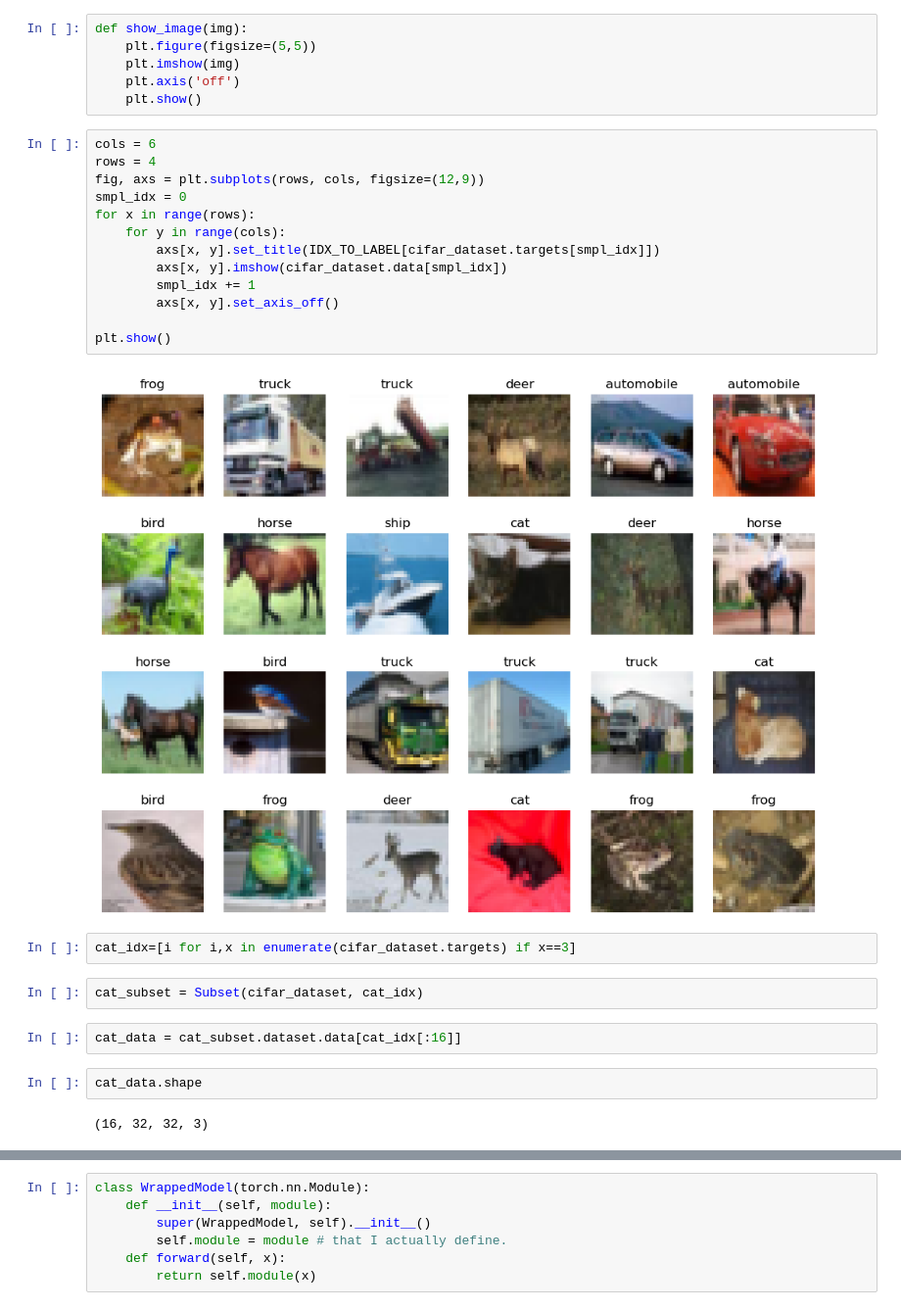
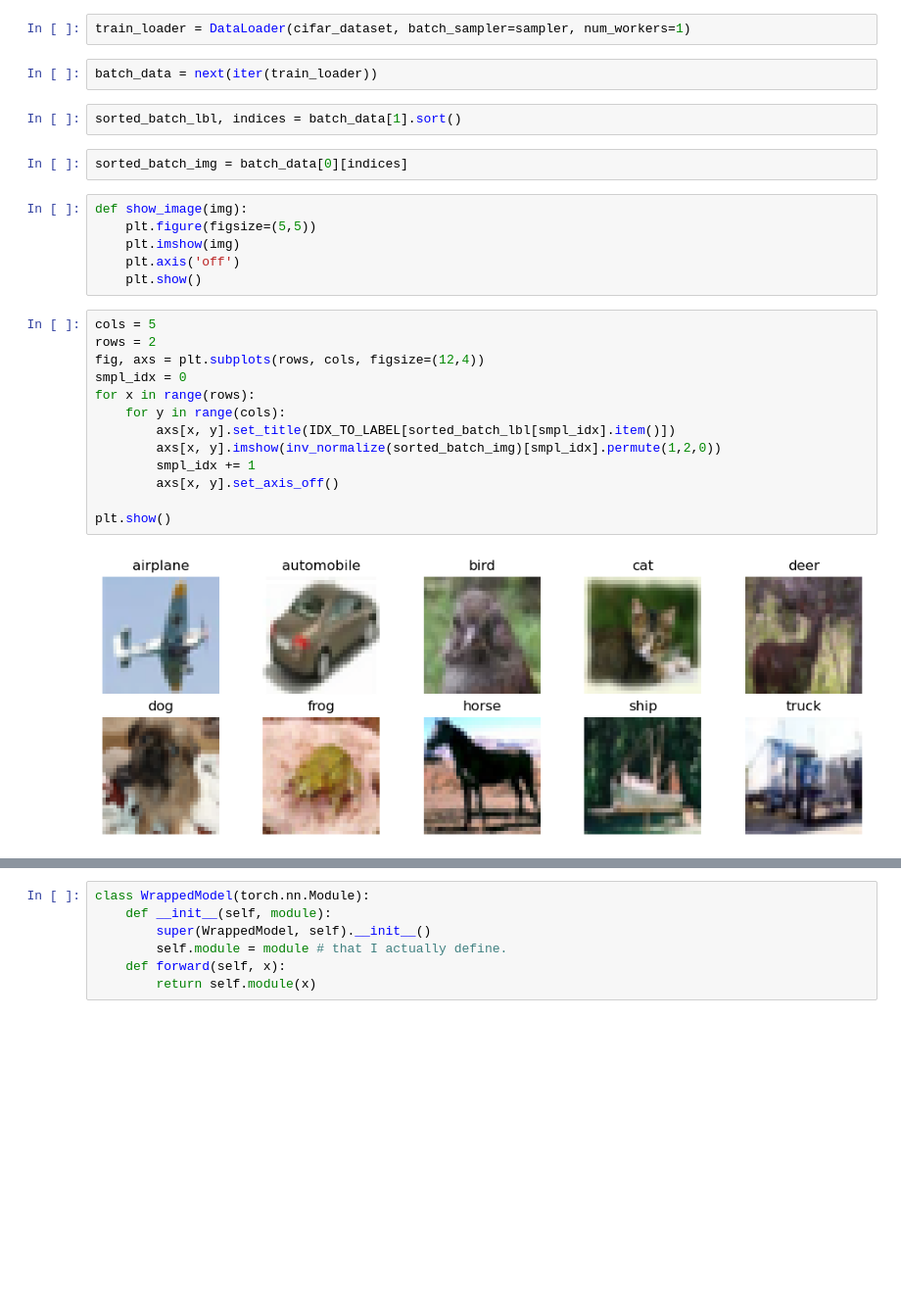
Before and after one commit to aristorenaldo/Localizable-Rotation, a Jupyter notebook: CAM/CAM.ipynb, the cells around one changed output, grey strips where cells are left out. Shown: that part at 98% size. Cells and saved outputs as stored; diff of their text form; blank space fills up the shorter version.

```diff
--- a/CAM/CAM.ipynb
+++ b/CAM/CAM.ipynb
@@ -47,3 +59,11 @@ IDX_TO_LABEL
+# %%
+train_loader = DataLoader(cifar_dataset, batch_sampler=sampler, num_workers=1)
+# %%
+batch_data = next(iter(train_loader))
+# %%
+sorted_batch_lbl, indices = batch_data[1].sort()
+# %%
+sorted_batch_img = batch_data[0][indices]
 # %%
 def show_image(img):
     plt.figure(figsize=(5,5))
@@ -51,27 +71,17 @@ def show_image(img):
     plt.axis('off')
     plt.show()
 # %%
-cols = 6
-rows = 4
-fig, axs = plt.subplots(rows, cols, figsize=(12,9))
+cols = 5
+rows = 2
+fig, axs = plt.subplots(rows, cols, figsize=(12,4))
 smpl_idx = 0
 for x in range(rows):
     for y in range(cols):
-        axs[x, y].set_title(IDX_TO_LABEL[cifar_dataset.targets[smpl_idx]])
-        axs[x, y].imshow(cifar_dataset.data[smpl_idx])
+        axs[x, y].set_title(IDX_TO_LABEL[sorted_batch_lbl[smpl_idx].item()])
+        axs[x, y].imshow(inv_normalize(sorted_batch_img)[smpl_idx].permute(1,2,0))
         smpl_idx += 1
         axs[x, y].set_axis_off()
 
 plt.show()
 # %% [output]
-[figure, old version]
+[figure, new version]
-# %%
-cat_idx=[i for i,x in enumerate(cifar_dataset.targets) if x==3]
-# %%
-cat_subset = Subset(cifar_dataset, cat_idx)
-# %%
-cat_data = cat_subset.dataset.data[cat_idx[:16]]
-# %%
-cat_data.shape
-# %% [output]
-(16, 32, 32, 3)
```
Also changed, not shown: parts of 69 cells of this notebook, 7 other files.
